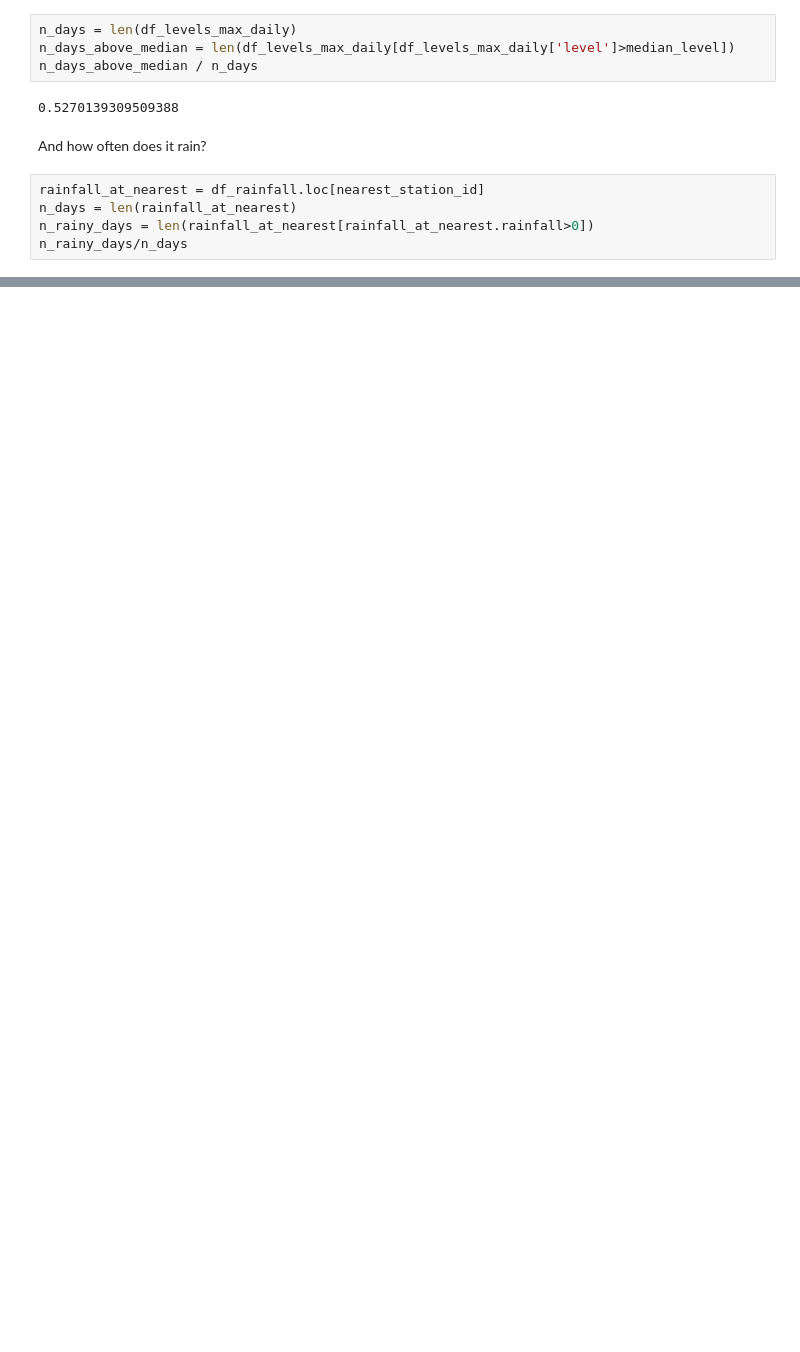
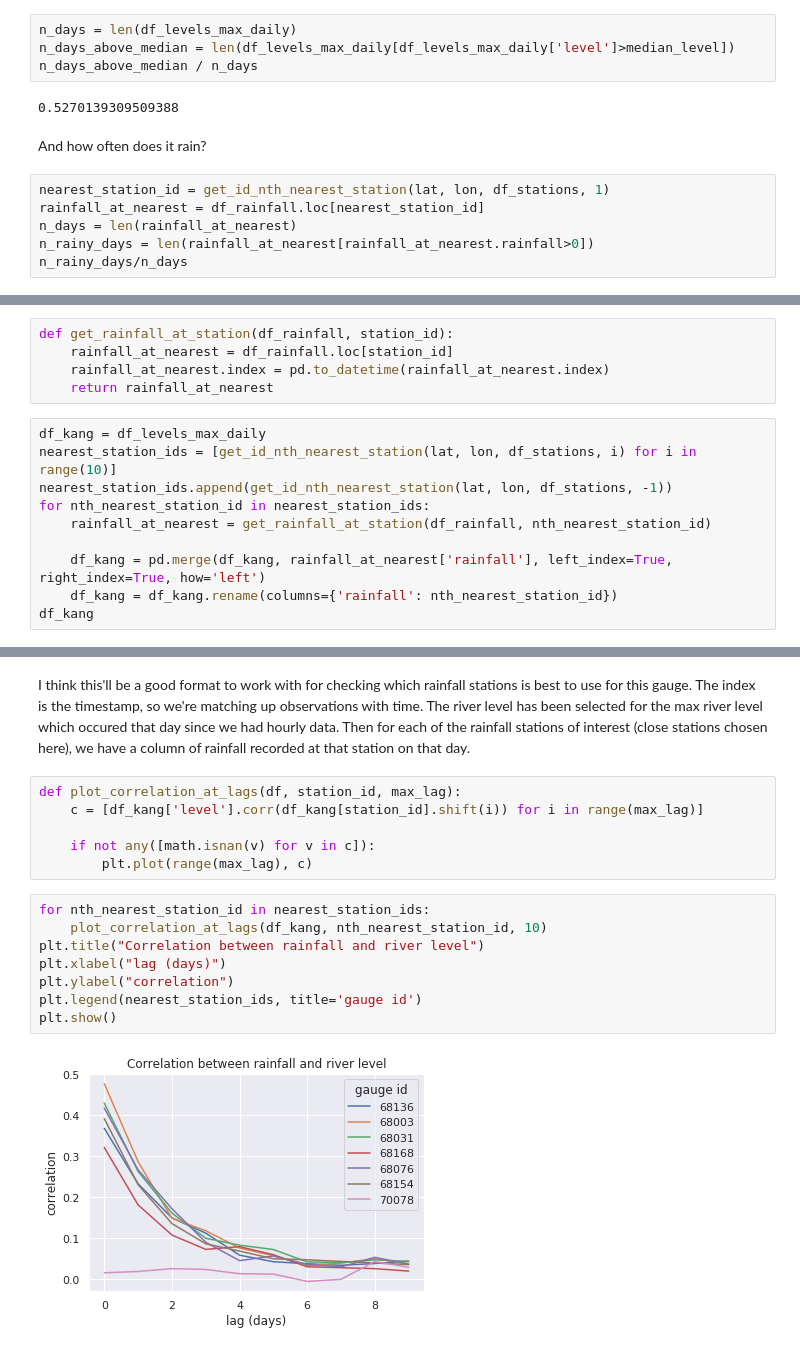
Before and after one commit to jemmaherbert/river-level-predictions, a Jupyter notebook: example_river.ipynb, the cells around one changed output, grey strips where cells are left out. Cells and saved outputs as stored; diff of their text form; blank space fills up the shorter version.

Commit message:
calculated correlation between river level and rainfall at different gauges with different lags

```diff
--- a/example_river.ipynb
+++ b/example_river.ipynb
@@ -193,6 +199,7 @@ n_days_above_median / n_days
 # %% [markdown]
 And how often does it rain?
 # %%
+nearest_station_id = get_id_nth_nearest_station(lat, lon, df_stations, 1)
 rainfall_at_nearest = df_rainfall.loc[nearest_station_id]
 n_days = len(rainfall_at_nearest)
 n_rainy_days = len(rainfall_at_nearest[rainfall_at_nearest.rainfall>0])
@@ -201,0 +213,15 @@ n_rainy_days/n_days
+# %%
+def get_rainfall_at_station(df_rainfall, station_id):
+    rainfall_at_nearest = df_rainfall.loc[station_id]
+    rainfall_at_nearest.index = pd.to_datetime(rainfall_at_nearest.index)
+    return rainfall_at_nearest
+# %%
+df_kang = df_levels_max_daily
+nearest_station_ids = [get_id_nth_nearest_station(lat, lon, df_stations, i) for i in range(10)]
+nearest_station_ids.append(get_id_nth_nearest_station(lat, lon, df_stations, -1))
+for nth_nearest_station_id in nearest_station_ids:
+    rainfall_at_nearest = get_rainfall_at_station(df_rainfall, nth_nearest_station_id)
+
+    df_kang = pd.merge(df_kang, rainfall_at_nearest['rainfall'], left_index=True, right_index=True, how='left')
+    df_kang = df_kang.rename(columns={'rainfall': nth_nearest_station_id})
+df_kang
@@ -201,0 +242,18 @@ n_rainy_days/n_days
+# %% [markdown]
+I think this'll be a good format to work with for checking which rainfall stations is best to use for this gauge. The index is the timestamp, so we're matching up observations with time. The river level has been selected for the max river level which occured that day since we had hourly data. Then for each of the rainfall stations of interest (close stations chosen here), we have a column of rainfall recorded at that station on that day.
+# %%
+def plot_correlation_at_lags(df, station_id, max_lag):
+    c = [df_kang['level'].corr(df_kang[station_id].shift(i)) for i in range(max_lag)]
+
+    if not any([math.isnan(v) for v in c]):
+        plt.plot(range(max_lag), c)
+# %%
+for nth_nearest_station_id in nearest_station_ids:
+    plot_correlation_at_lags(df_kang, nth_nearest_station_id, 10)
+plt.title("Correlation between rainfall and river level")
+plt.xlabel("lag (days)")
+plt.ylabel("correlation")
+plt.legend(nearest_station_ids, title='gauge id')
+plt.show()
+# %% [output]
+[figure, added]
```
Also changed, not shown: parts of 11 cells of this notebook.
